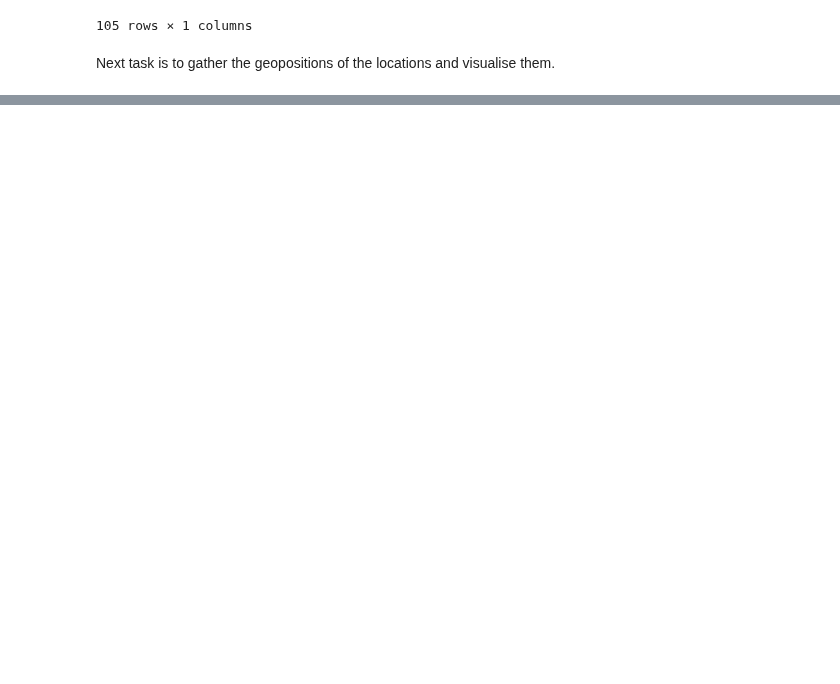
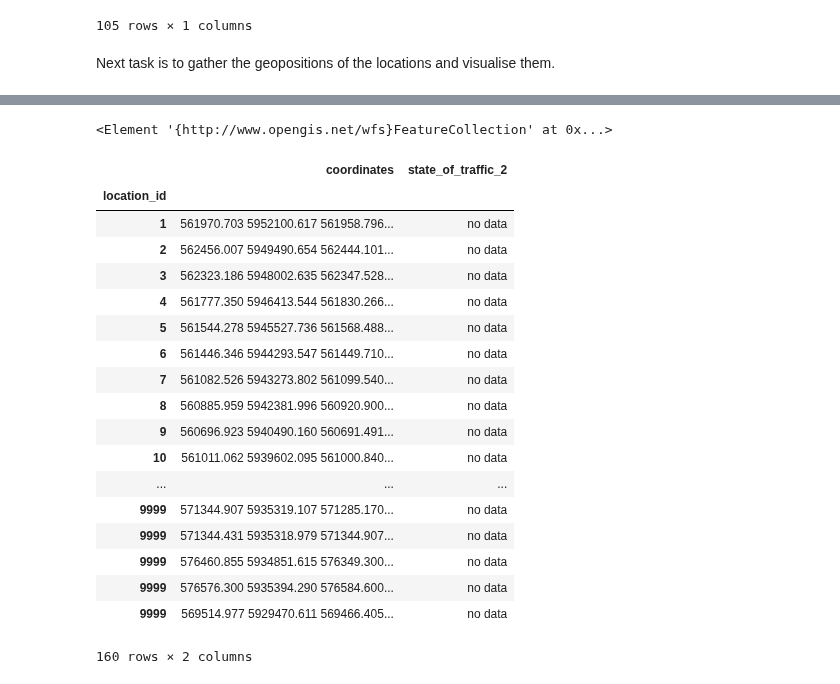
Before and after one commit to 1kastner/verkehrsdaten, a Jupyter notebook: Use open traffic data of Hamburg.ipynb, the cells around one changed output, grey strips where cells are left out. Drawn from its saved outputs; the diff is of its cells as text; code cells hidden in the pictures; blank space fills up the shorter version.

```diff
--- a/Use open traffic data of Hamburg.ipynb
+++ b/Use open traffic data of Hamburg.ipynb
@@ -64,0 +89,51 @@ Next task is to gather the geopositions of the locations and visualise them.
+# %%
+import xml.etree.ElementTree as ET
+tree = ET.fromstring(content)
+tree
+# %% [output]
+<Element '{http://www.opengis.net/wfs}FeatureCollection' at 0x...>
+# %%
+data = {
+    'location_id': [],
+    'coordinates': [],
+    'state_of_traffic_2': []
+}
+
+namespaces = {"app": "http://www.deegree.org/app", "gml": "http://www.opengis.net/gml"}
+
+for node in tree.findall("./gml:featureMember/app:bab_vkl", namespaces=namespaces):
+    vkl_id = int(node.find("app:vkl_id", namespaces=namespaces).text)
+    klasse_node = node.find("app:klasse", namespaces=namespaces)
+    klasse = klasse_node.text if klasse_node is not None else ""
+    klasse_translated = translation.get(klasse, "no data")
+    location_node = node.find("./app:the_geom/gml:MultiLineString/gml:lineStringMember/gml:LineString/gml:posList",
+                         namespaces=namespaces)
+    location = location_node.text if location_node is not None else ""
+    data["location_id"].append(vkl_id)
+    data["coordinates"].append(location)
+    data["state_of_traffic_2"].append(klasse_translated)
+
+df2 = pd.DataFrame(data=data)
+df2 = df2.set_index("location_id")
+df2 = df2.sort_index()
+df2
+# %% [output]
+|  | coordinates | state_of_traffic_2 |
+| location_id |  |  |
+| 1 | 561970.703 5952100.617 561958.796... | no data |
+| 2 | 562456.007 5949490.654 562444.101... | no data |
+| 3 | 562323.186 5948002.635 562347.528... | no data |
+| 4 | 561777.350 5946413.544 561830.266... | no data |
+| 5 | 561544.278 5945527.736 561568.488... | no data |
+| 6 | 561446.346 5944293.547 561449.710... | no data |
+| 7 | 561082.526 5943273.802 561099.540... | no data |
+| 8 | 560885.959 5942381.996 560920.900... | no data |
+| 9 | 560696.923 5940490.160 560691.491... | no data |
+| 10 | 561011.062 5939602.095 561000.840... | no data |
+| ... | ... | ... |
+| 9999 | 571344.907 5935319.107 571285.170... | no data |
+| 9999 | 571344.431 5935318.979 571344.907... | no data |
+| 9999 | 576460.855 5934851.615 576349.300... | no data |
+| 9999 | 576576.300 5935394.290 576584.600... | no data |
+| 9999 | 569514.977 5929470.611 569466.405... | no data |
+160 rows × 2 columns
```
Also changed, not shown: parts of 6 cells of this notebook, 1 other file.
